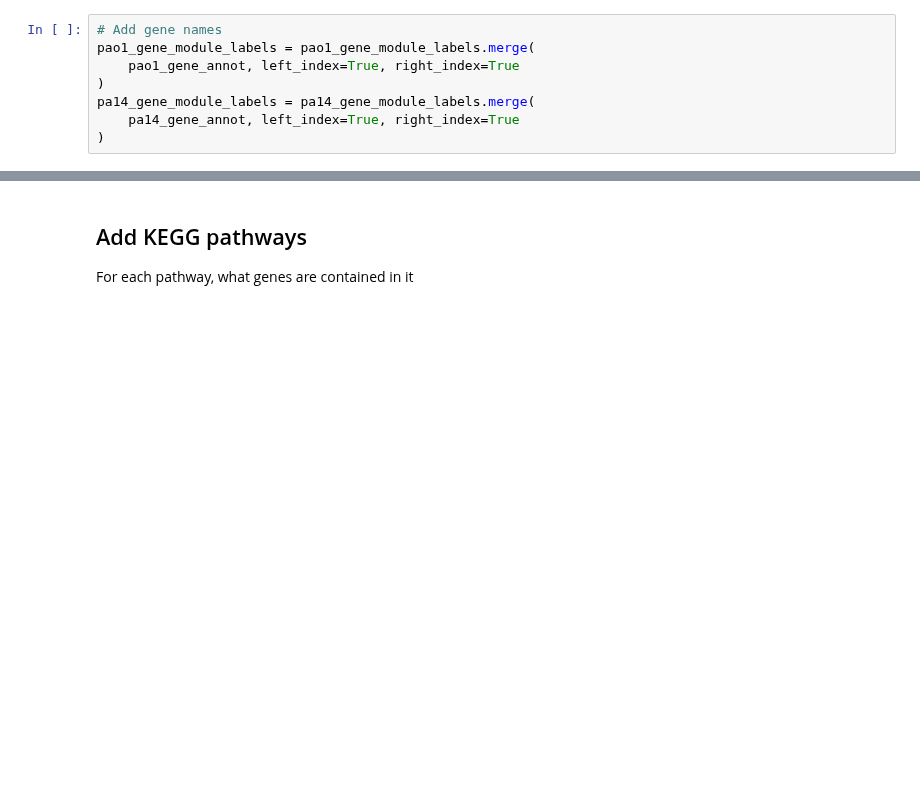
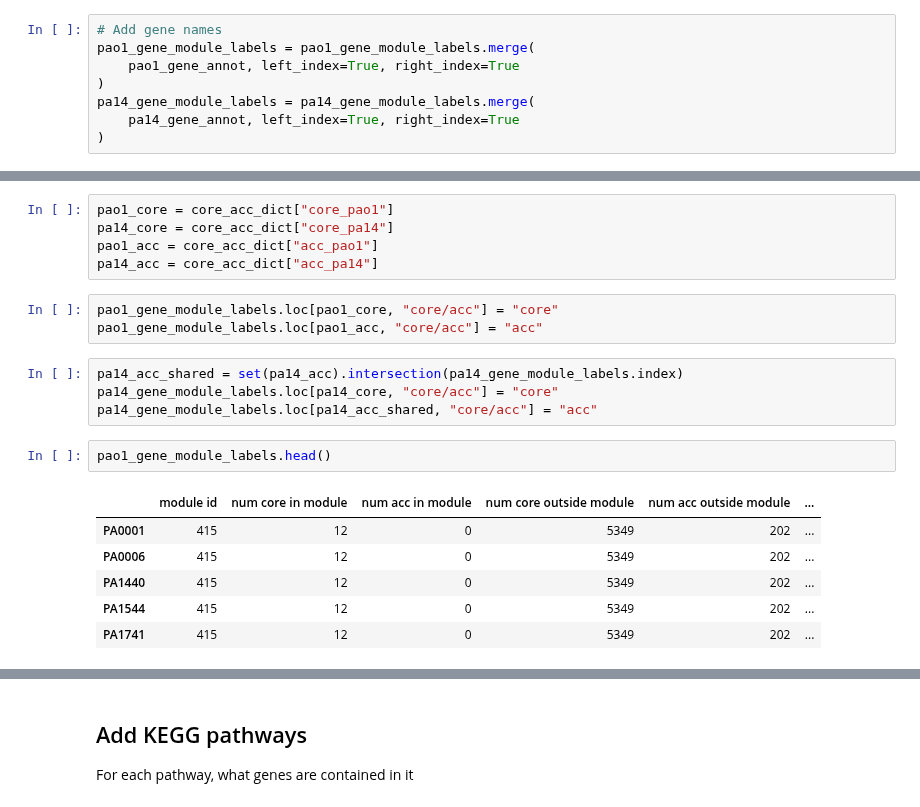
Before and after one commit to greenelab/core-accessory-interactome, a Jupyter notebook: module_analysis/2_add_annotations.ipynb, the cells around one changed output, grey strips where cells are left out. Drawn from its saved outputs; the diff is of its cells as text; blank space fills up the shorter version.

```diff
--- a/module_analysis/2_add_annotations.ipynb
+++ b/module_analysis/2_add_annotations.ipynb
@@ -107,0 +128,21 @@ pa14_gene_module_labels.head()
+# %%
+pao1_core = core_acc_dict["core_pao1"]
+pa14_core = core_acc_dict["core_pa14"]
+pao1_acc = core_acc_dict["acc_pao1"]
+pa14_acc = core_acc_dict["acc_pa14"]
+# %%
+pao1_gene_module_labels.loc[pao1_core, "core/acc"] = "core"
+pao1_gene_module_labels.loc[pao1_acc, "core/acc"] = "acc"
+# %%
+pa14_acc_shared = set(pa14_acc).intersection(pa14_gene_module_labels.index)
+pa14_gene_module_labels.loc[pa14_core, "core/acc"] = "core"
+pa14_gene_module_labels.loc[pa14_acc_shared, "core/acc"] = "acc"
+# %%
+pao1_gene_module_labels.head()
+# %% [output]
+|  | module id | num core in module | num acc in module | num core outside module | num acc outside module | ... |
+| PA0001 | 415 | 12 | 0 | 5349 | 202 | ... |
+| PA0006 | 415 | 12 | 0 | 5349 | 202 | ... |
+| PA1440 | 415 | 12 | 0 | 5349 | 202 | ... |
+| PA1544 | 415 | 12 | 0 | 5349 | 202 | ... |
+| PA1741 | 415 | 12 | 0 | 5349 | 202 | ... |
```
Also changed, not shown: parts of 13 cells of this notebook, 4 other files.
